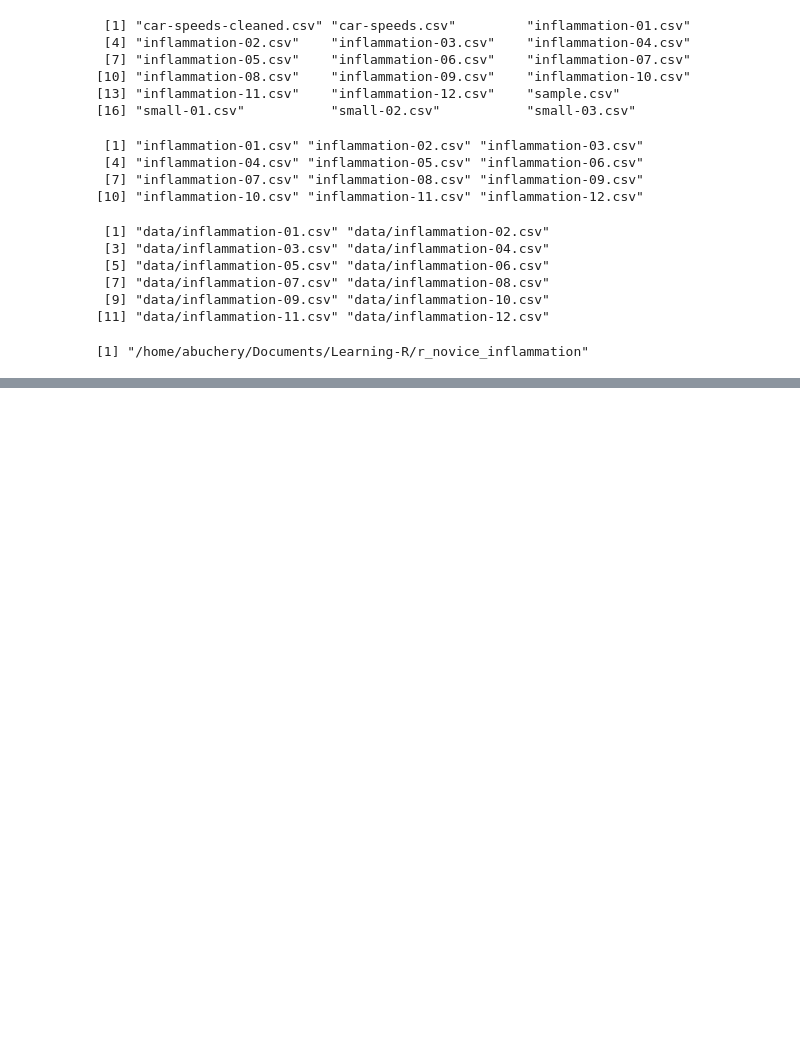
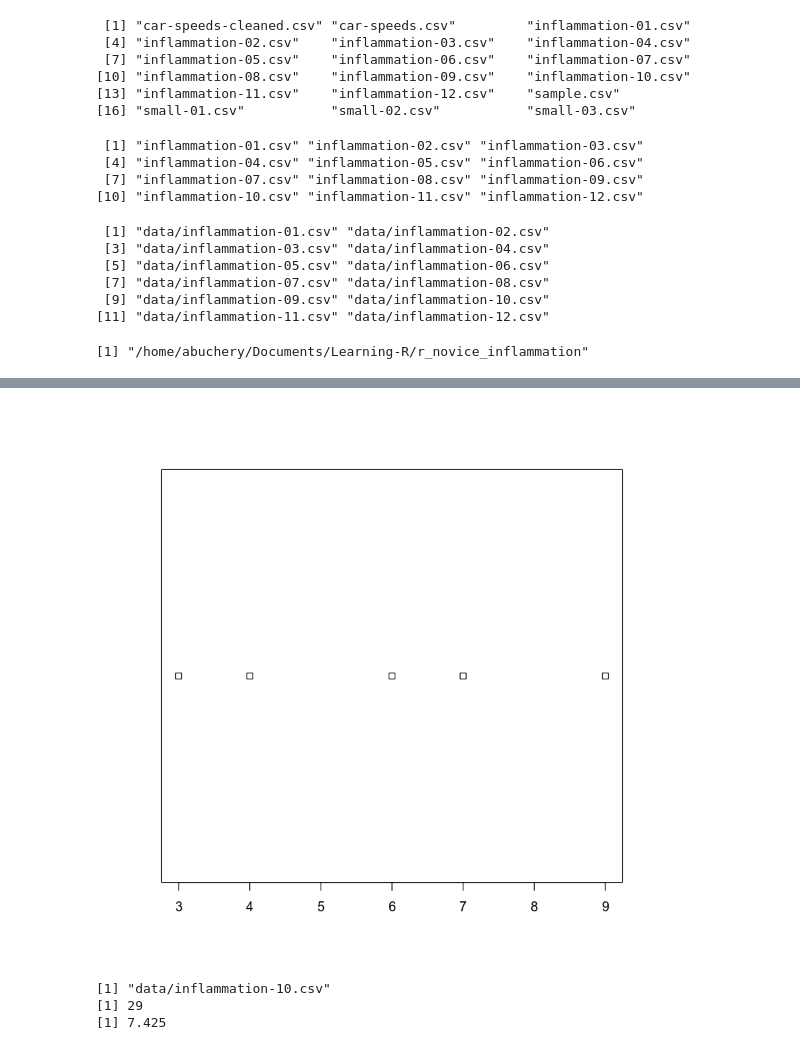
Before and after one commit to BryanAbuchery/Learning-R, a Jupyter notebook: r_novice_inflammation/Programming with R.ipynb, the cells around one changed output, grey strips where cells are left out. Cells and saved outputs as stored; diff of their text form; code cells hidden in the pictures; blank space fills up the shorter version.

```diff
--- a/r_novice_inflammation/Programming with R.ipynb
+++ b/r_novice_inflammation/Programming with R.ipynb
@@ -823,0 +855,28 @@ analyze_all <- function(){
+# %%
+plot_dist(dat[1:5, 10], threshold = 10)
+# %% [output]
+[figure, added]
+# %%
+filenames <- list.files(path = "data", pattern = "inflammation-[0-9]{2}.csv", full.names = TRUE)
+filename_max <- "" # filename where the maximum average inflammation patient is found
+patient_max <- 0 # index (row number) for this patient in this file
+average_inf_max <- 0 # value of the average inflammation score for this patient
+for (f in filenames) {
+  dat <- read.csv(file = f, header = FALSE)
+  dat.means <- apply(dat, 1, mean)
+  for (patient_index in 1:length(dat.means)){
+    patient_average_inf <- dat.means[patient_index]
+    if (patient_average_inf > average_inf_max) {
+        average_inf_max <- patient_average_inf
+        filename_max <- f
+        patient_max <- patient_index
+    }
+  }
+}
+print(filename_max)
+print(patient_max)
+print(average_inf_max)
+# %% [output]
+[1] "data/inflammation-10.csv"
+[1] 29
+[1] 7.425
```
Also changed, not shown: parts of 17 cells of this notebook, 25 other files.
